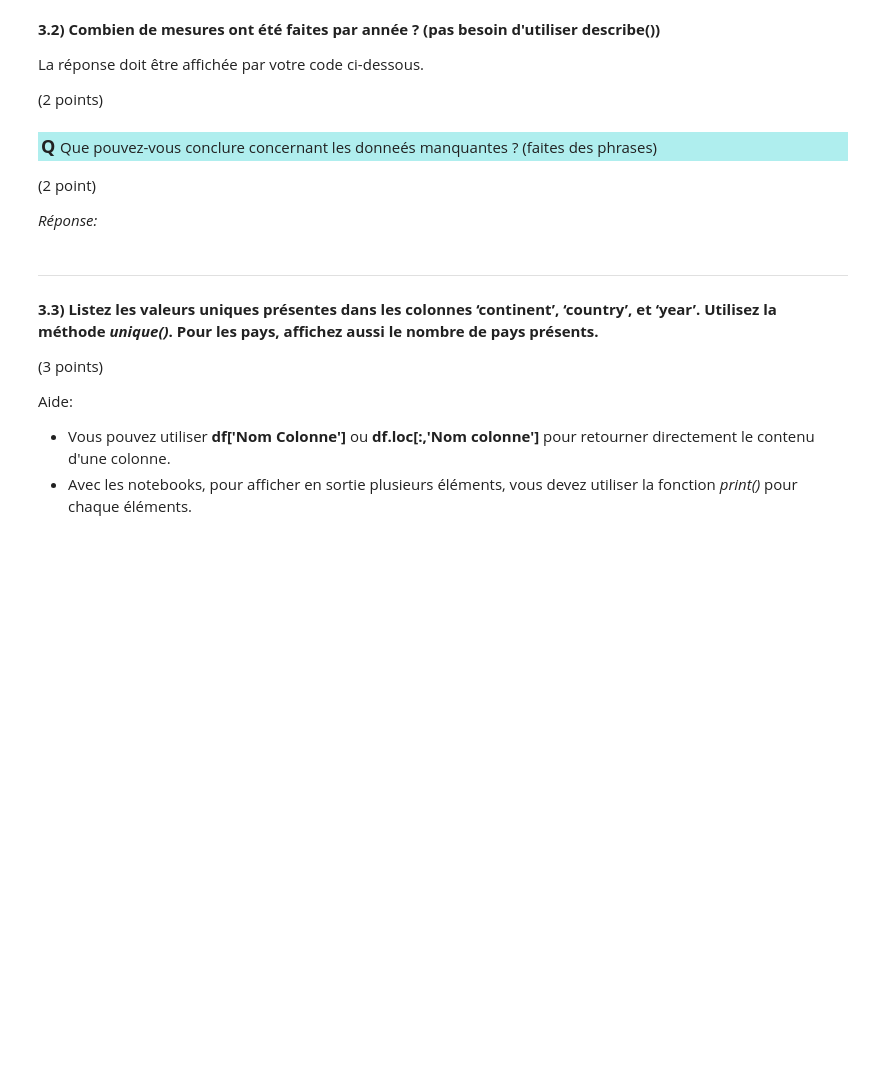
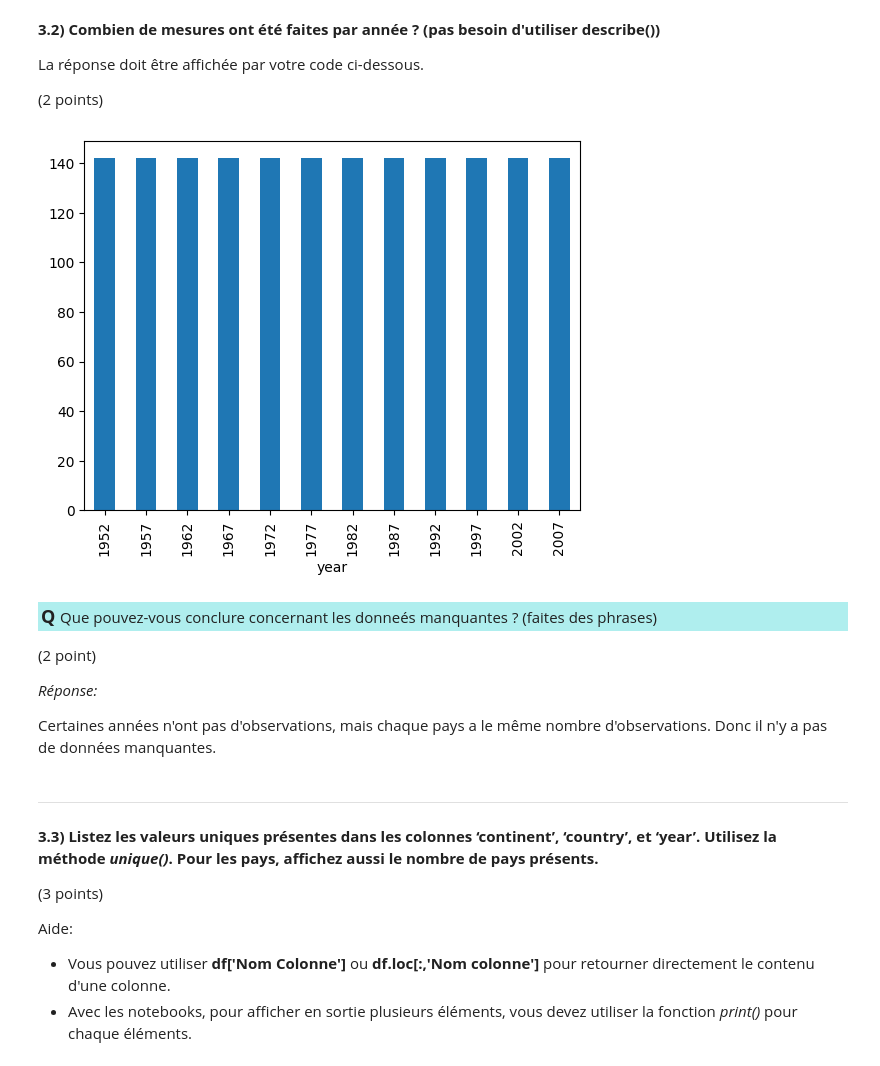
Before and after one commit to R0kkxSynetique/ISD-TP2, a Jupyter notebook: TP2_ISD_SA2025_Fontana_Pelerieau_Tapsoba.ipynb, the cells around one changed output. Cells and saved outputs as stored; diff of their text form; code cells hidden in the pictures; blank space fills up the shorter version.

```diff
--- a/TP2_ISD_SA2025_Fontana_Pelerieau_Tapsoba.ipynb
+++ b/TP2_ISD_SA2025_Fontana_Pelerieau_Tapsoba.ipynb
@@ -345,6 +356,10 @@ La réponse doit être affichée par votre code ci-dessous.
 (2 points)
 # %%
 # Écrivez votre code ici. Note: une seule ligne suffit.
+
+df["year"].value_counts().plot(kind='bar');
+# %% [output]
+[figure, added]
 # %% [markdown]
 <p style="background-color:#AFEEEE;padding:3px"><font size="4"><b>Q </b></font> Que pouvez-vous conclure concernant les donneés manquantes ? (faites des phrases)</p>
 
@@ -352,6 +367,8 @@ La réponse doit être affichée par votre code ci-dessous.
 (2 point)
 
 *Réponse:*
+
+Certaines années n'ont pas d'observations, mais chaque pays a le même nombre d'observations. Donc il n'y a pas de données manquantes.
 # %% [markdown]
 ___
 <a name="Part33"></a>
```
Also changed, not shown: parts of 7 cells of this notebook.
